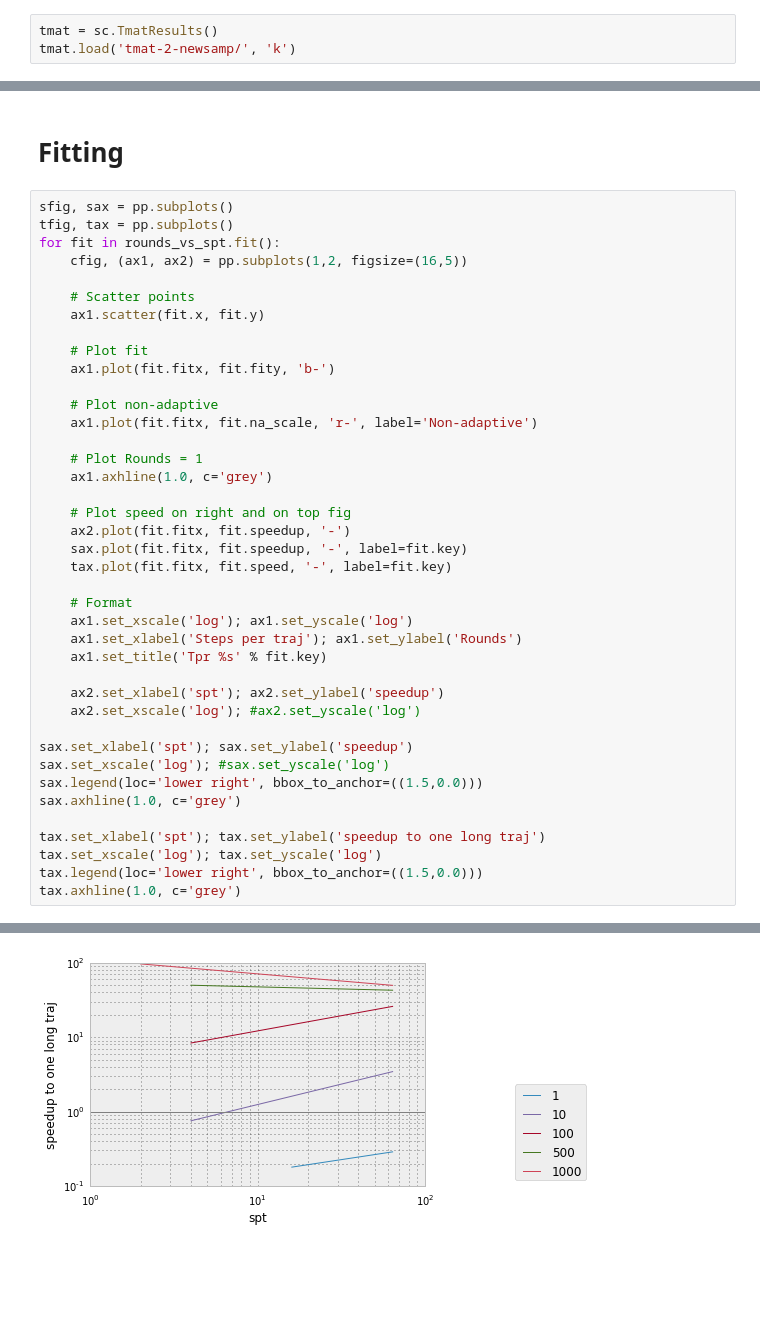
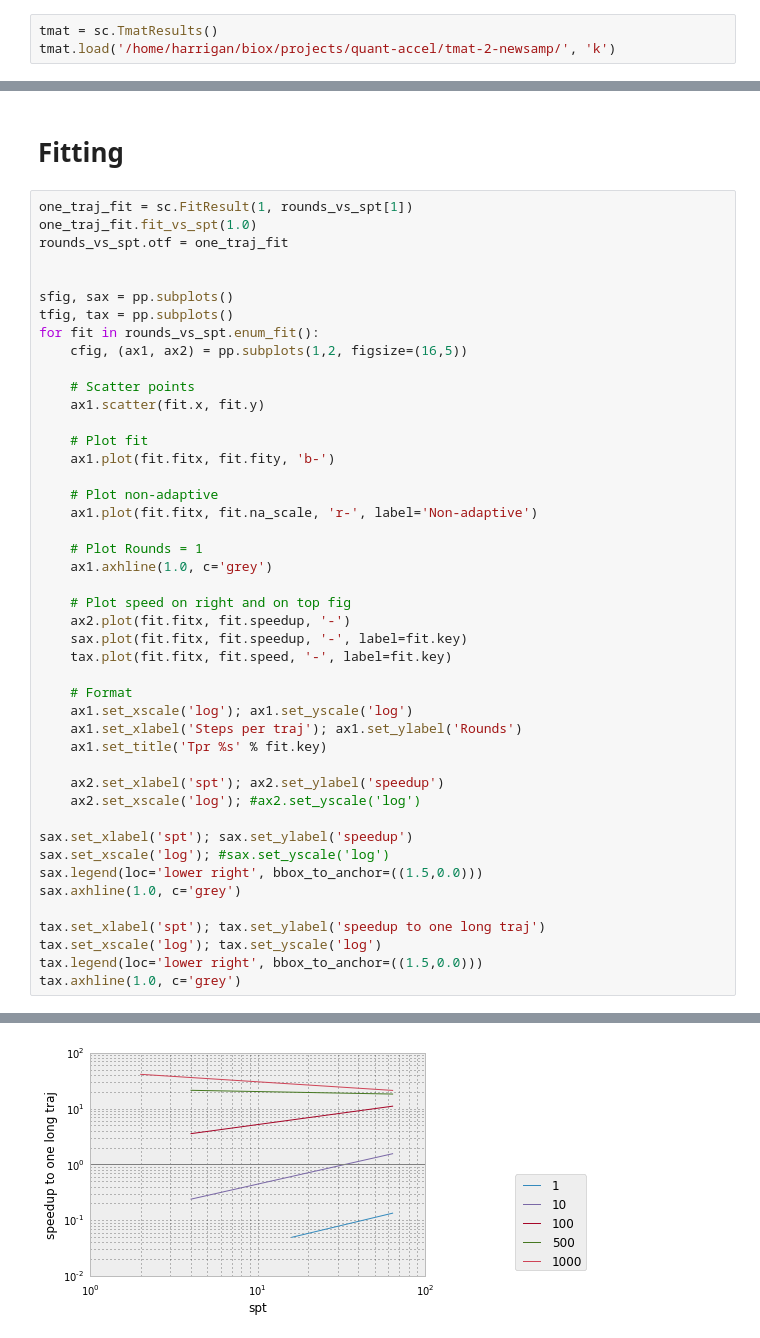
Before and after one commit to mpharrigan/quant-accel, a Jupyter notebook: ipython/tmat3.ipynb, the cells around one changed output, grey strips where cells are left out. Cells and saved outputs as stored; diff of their text form; blank space fills up the shorter version.

```diff
--- a/ipython/tmat3.ipynb
+++ b/ipython/tmat3.ipynb
@@ -20,4 +23,4 @@ import re
 # %%
 tmat = sc.TmatResults()
-tmat.load('tmat-2-newsamp/', 'k')
+tmat.load('/home/harrigan/biox/projects/quant-accel/tmat-2-newsamp/', 'k')
 # %% [output]
@@ -76,9 +91,14 @@ pp.show()
 # %% [markdown]
 # Fitting
 # %%
+one_traj_fit = sc.FitResult(1, rounds_vs_spt[1])
+one_traj_fit.fit_vs_spt(1.0)
+rounds_vs_spt.otf = one_traj_fit
+
+
 sfig, sax = pp.subplots()
 tfig, tax = pp.subplots()
-for fit in rounds_vs_spt.fit():
+for fit in rounds_vs_spt.enum_fit():
     cfig, (ax1, ax2) = pp.subplots(1,2, figsize=(16,5))
 
     # Scatter points
@@ -121 +147 @@ tax.axhline(1.0, c='grey')
-[figure, old version]
+[figure, new version]
```
Also changed, not shown: parts of 10 cells of this notebook, 2 other files.
